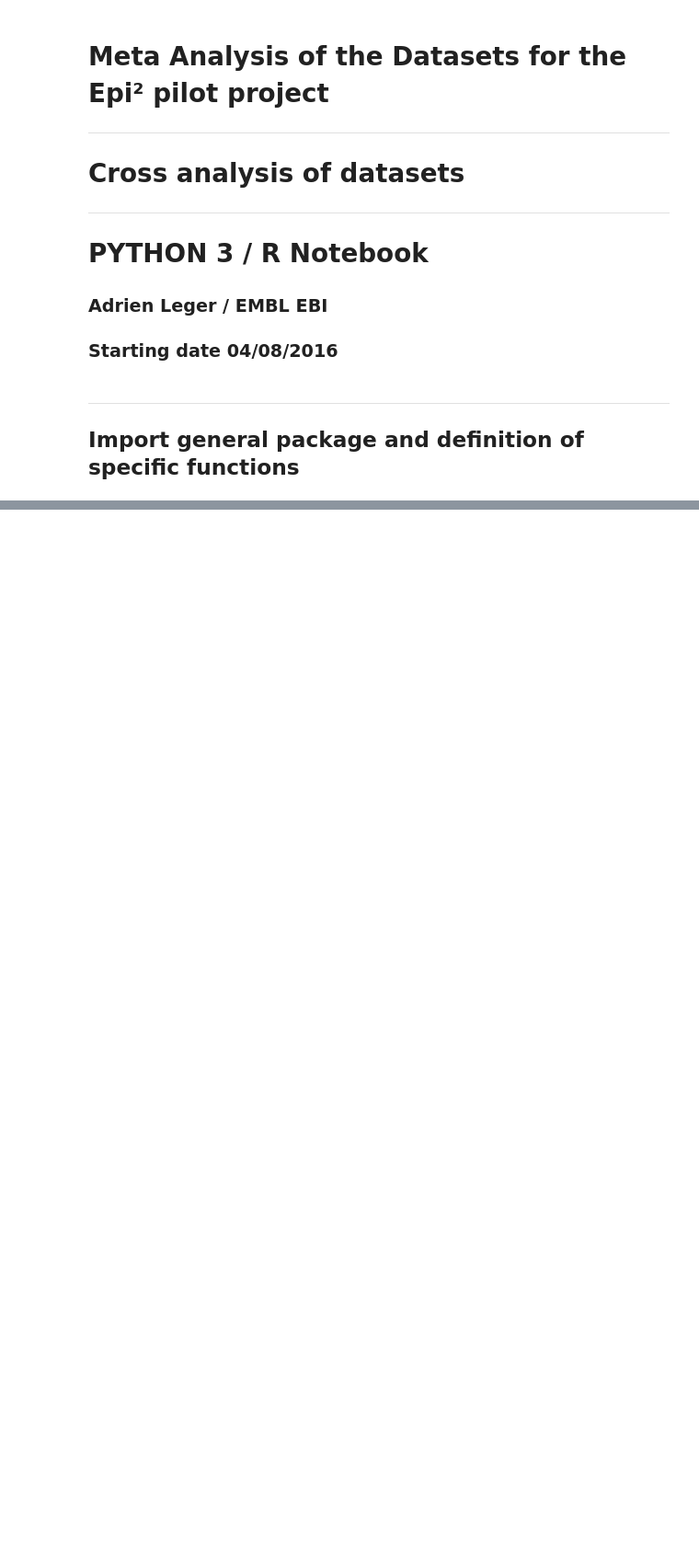
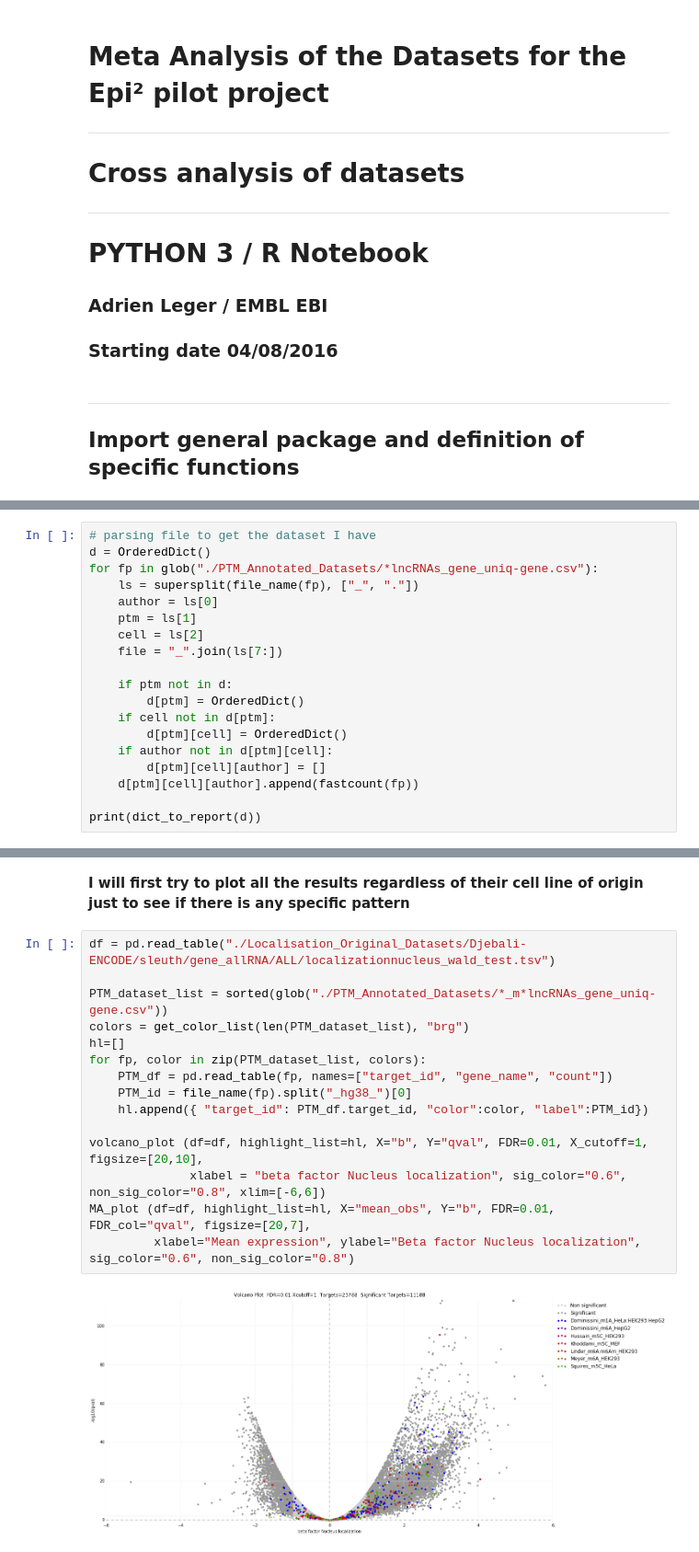
Before and after one commit to a-slide/iPython-Notebook, a Jupyter notebook: Notebooks/2016_08_04_Epi2_pilot_datasets_cross_analysis.ipynb, the cells around one changed output, grey strips where cells are left out. Shown at 92% size. Cells and saved outputs as stored; diff of their text form; blank space fills up the shorter version.

```diff
--- a/Notebooks/2016_08_04_Epi2_pilot_datasets_cross_analysis.ipynb
+++ b/Notebooks/2016_08_04_Epi2_pilot_datasets_cross_analysis.ipynb
@@ -52,0 +53,19 @@ warnings.formatwarning=(lambda message, *args: "{}\n".format(message))
+# %%
+# parsing file to get the dataset I have
+d = OrderedDict()
+for fp in glob("./PTM_Annotated_Datasets/*lncRNAs_gene_uniq-gene.csv"):
+    ls = supersplit(file_name(fp), ["_", "."])
+    author = ls[0]
+    ptm = ls[1]
+    cell = ls[2]
+    file = "_".join(ls[7:])
+
+    if ptm not in d:
+        d[ptm] = OrderedDict()
+    if cell not in d[ptm]:
+        d[ptm][cell] = OrderedDict()
+    if author not in d[ptm][cell]:
+        d[ptm][cell][author] = []
+    d[ptm][cell][author].append(fastcount(fp))
+
+print(dict_to_report(d))
@@ -52,0 +90,19 @@ warnings.formatwarning=(lambda message, *args: "{}\n".format(message))
+# %% [markdown]
+**I will first try to plot all the results regardless of their cell line of origin just to see if there is any specific pattern**
+# %%
+df = pd.read_table("./Localisation_Original_Datasets/Djebali-ENCODE/sleuth/gene_allRNA/ALL/localizationnucleus_wald_test.tsv")
+
+PTM_dataset_list = sorted(glob("./PTM_Annotated_Datasets/*_m*lncRNAs_gene_uniq-gene.csv"))
+colors = get_color_list(len(PTM_dataset_list), "brg")
+hl=[]
+for fp, color in zip(PTM_dataset_list, colors):
+    PTM_df = pd.read_table(fp, names=["target_id", "gene_name", "count"])
+    PTM_id = file_name(fp).split("_hg38_")[0]
+    hl.append({ "target_id": PTM_df.target_id, "color":color, "label":PTM_id})
+
+volcano_plot (df=df, highlight_list=hl, X="b", Y="qval", FDR=0.01, X_cutoff=1, figsize=[20,10],
+              xlabel = "beta factor Nucleus localization", sig_color="0.6", non_sig_color="0.8", xlim=[-6,6])
+MA_plot (df=df, highlight_list=hl, X="mean_obs", Y="b", FDR=0.01, FDR_col="qval", figsize=[20,7],
+         xlabel="Mean expression", ylabel="Beta factor Nucleus localization", sig_color="0.6", non_sig_color="0.8")
+# %% [output]
+[figure, added]
```
Also changed, not shown: parts of 9 cells of this notebook, 1 other file.
